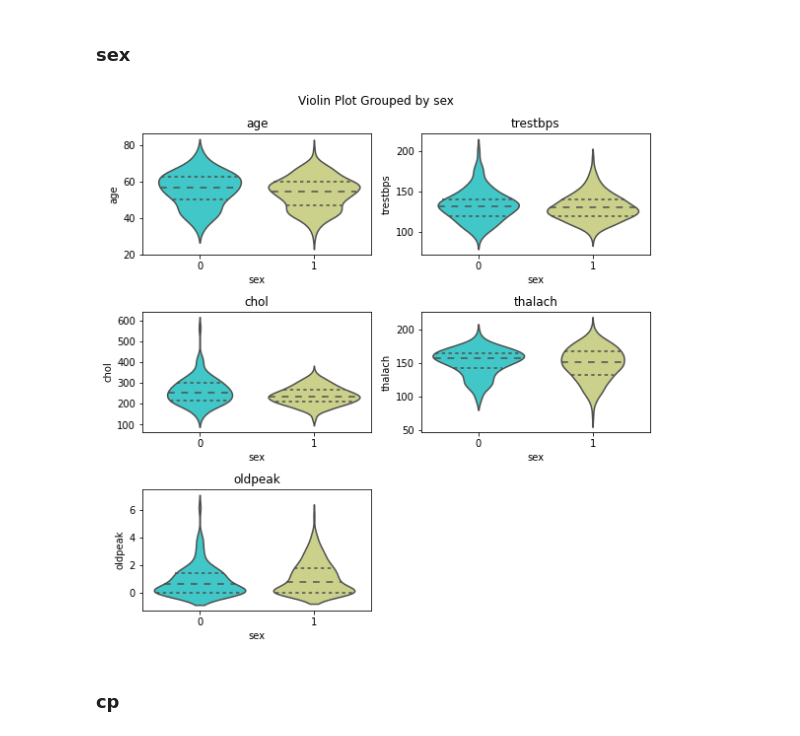
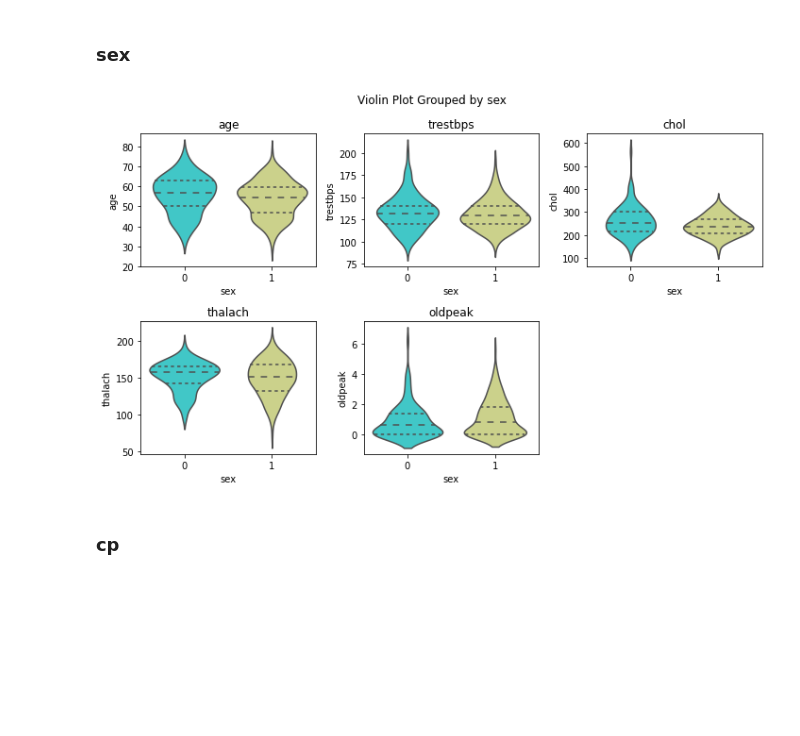
Before and after one commit to AnaliticaComputacional-2023-10/Proyecto1, a Jupyter notebook: EDA_Multivariate.ipynb, the cells around one changed output. Cells and saved outputs as stored; diff of their text form; code cells hidden in the pictures; blank space fills up the shorter version.

```diff
--- a/EDA_Multivariate.ipynb
+++ b/EDA_Multivariate.ipynb
@@ -106,0 +318,22 @@ df
+# %%
+categoria = 'heartdis'
+categorical = ['sex', 'cp', 'fbs', 'restecg', 'exang', 'slope', 'ca', 'thal', 'heartdis']
+
+comparar = categorical.copy()
+comparar.remove(categoria)
+
+data = df[categorical].copy()
+
+largo = len(data)
+
+fig, axes = plt.subplots(nrows=2, ncols=4, figsize=(11, 5))
+
+for ax, column in zip(axes.flatten(), comparar):
+    sns.countplot(data=data, x=categoria, hue=column, ax=ax, palette='mako')
+    ax.set_title(f'{column}')
+    ax.legend().set_visible(False)
+
+fig.suptitle(f'{categoria} vs.')
+
+plt.tight_layout()
+plt.show()
@@ -111,26 +346,26 @@ df
 # %%
 numerical = ['age', 'trestbps', 'chol', 'thalach', 'oldpeak']
 categorical = ['sex']
 total = numerical + categorical
 
 data = df[total].copy()
 
-fig, axes = plt.subplots(nrows=3, ncols=2, figsize=(8, 8))
+fig, axes = plt.subplots(nrows=2, ncols=3, figsize=(10, 6))
 
 for ax, column in zip(axes.flatten(), data.columns):
     if column == data.columns[-1]:
         ax.set_visible(False)
         continue
     sns.violinplot(data=data, x=data.columns[-1], y=column, ax=ax, palette='rainbow', inner='quartile')
     ax.set_title(column)
 
 fig.subplots_adjust(hspace=0.7, wspace=0.3)
 fig.suptitle(f'Violin Plot Grouped by {categorical[0]}')
 
 plt.tight_layout()
 plt.show()
 # %% [output]
-[figure, old version]
+[figure, new version]
 # %% [markdown]
 ### cp
 # %%
```
Also changed, not shown: parts of 29 cells of this notebook, 1 other file.
